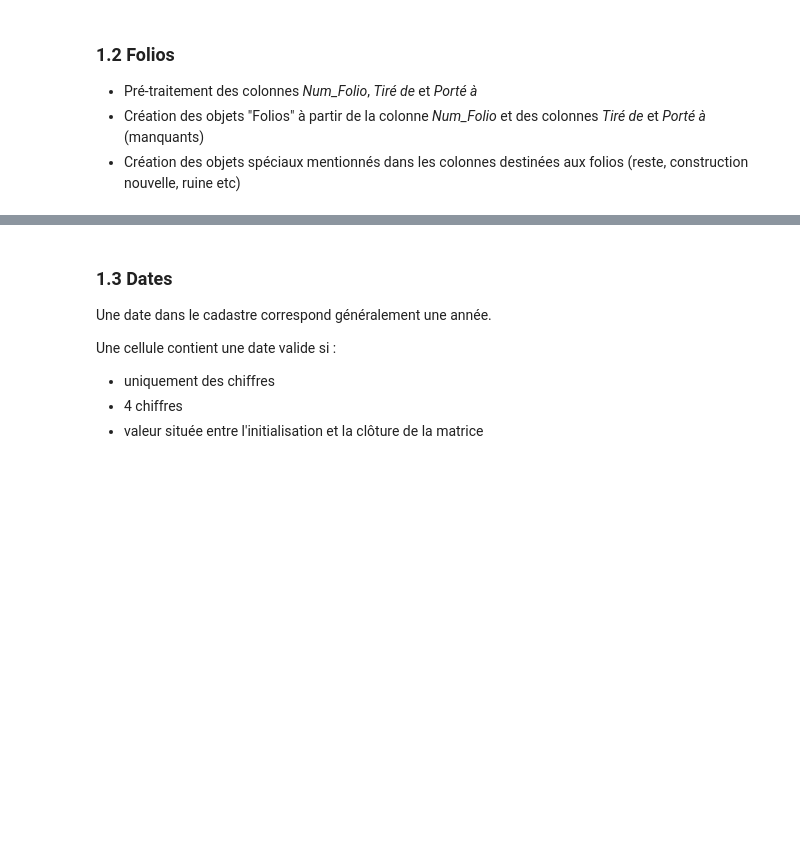
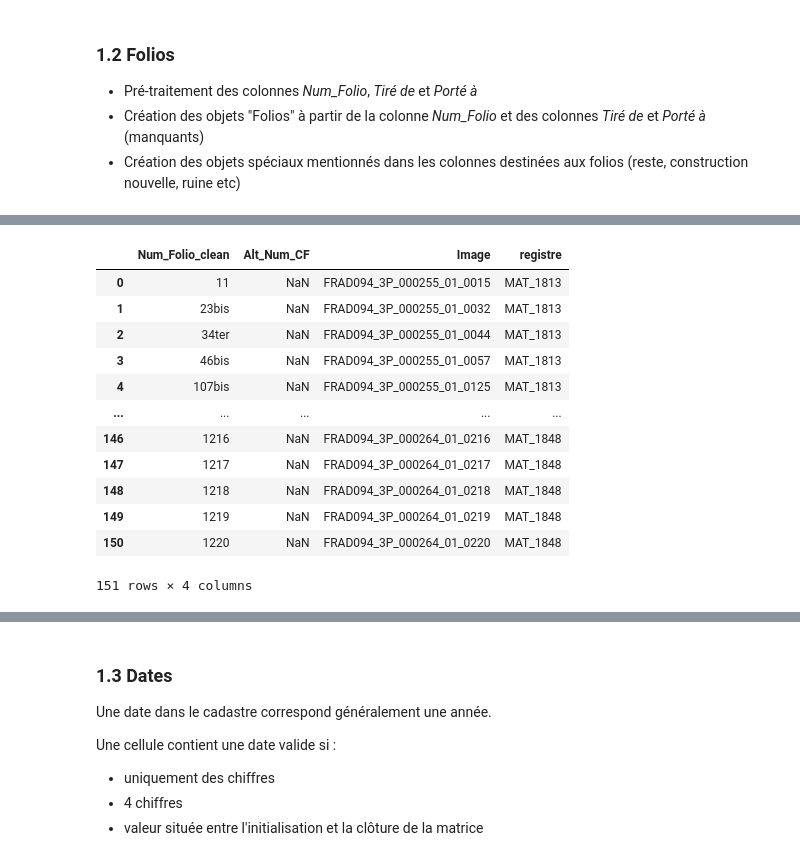
Before and after one commit to solenn-tl/ontologie-peuplement, a Jupyter notebook: notebooks/10-instances/13-create_plot-mentions.ipynb, the cells around one changed output, grey strips where cells are left out. Cells and saved outputs as stored; diff of their text form; code cells hidden in the pictures; blank space fills up the shorter version.

```diff
--- a/notebooks/10-instances/13-create_plot-mentions.ipynb
+++ b/notebooks/10-instances/13-create_plot-mentions.ipynb
@@ -138,0 +202,18 @@ porte_a = [i.split(';', 1)[0] for i in porte_a]
+# %%
+#Create a new dataframe from sources with columns "Num_Folio" and "Image" containing only distinct rows
+folios_pages = folios[["Num_Folio_clean","Alt_Num_CF","Image","registre"]].drop_duplicates(subset=["Num_Folio_clean","Alt_Num_CF","Image","registre"]).reset_index(drop=True)
+display(folios_pages)
+# %% [output]
+|  | Num_Folio_clean | Alt_Num_CF | Image | registre |
+| 0 | 11 | NaN | FRAD094_3P_000255_01_0015 | MAT_1813 |
+| 1 | 23bis | NaN | FRAD094_3P_000255_01_0032 | MAT_1813 |
+| 2 | 34ter | NaN | FRAD094_3P_000255_01_0044 | MAT_1813 |
+| 3 | 46bis | NaN | FRAD094_3P_000255_01_0057 | MAT_1813 |
+| 4 | 107bis | NaN | FRAD094_3P_000255_01_0125 | MAT_1813 |
+| ... | ... | ... | ... | ... |
+| 146 | 1216 | NaN | FRAD094_3P_000264_01_0216 | MAT_1848 |
+| 147 | 1217 | NaN | FRAD094_3P_000264_01_0217 | MAT_1848 |
+| 148 | 1218 | NaN | FRAD094_3P_000264_01_0218 | MAT_1848 |
+| 149 | 1219 | NaN | FRAD094_3P_000264_01_0219 | MAT_1848 |
+| 150 | 1220 | NaN | FRAD094_3P_000264_01_0220 | MAT_1848 |
+151 rows × 4 columns
```
Also changed, not shown: parts of 29 cells of this notebook, 9 other files.
